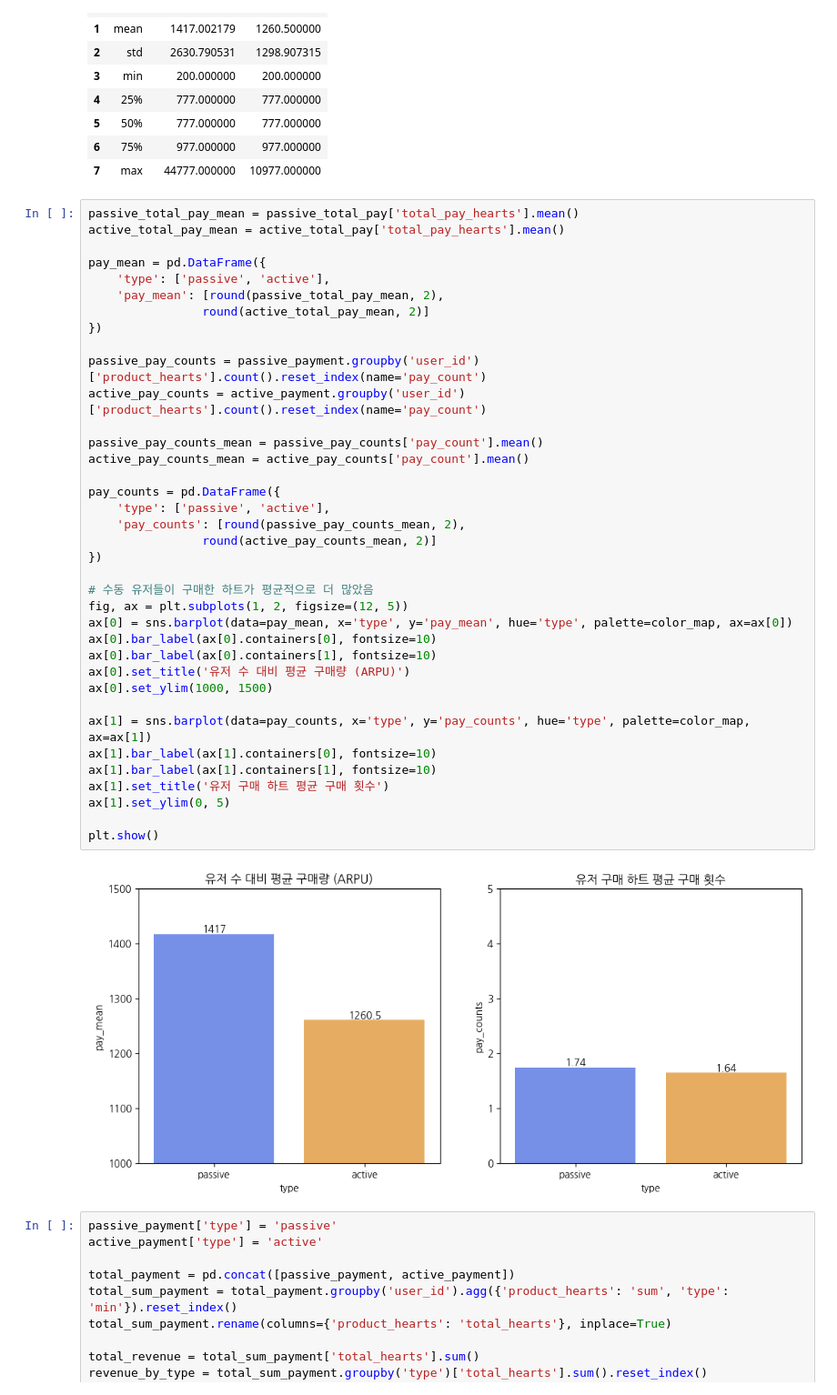
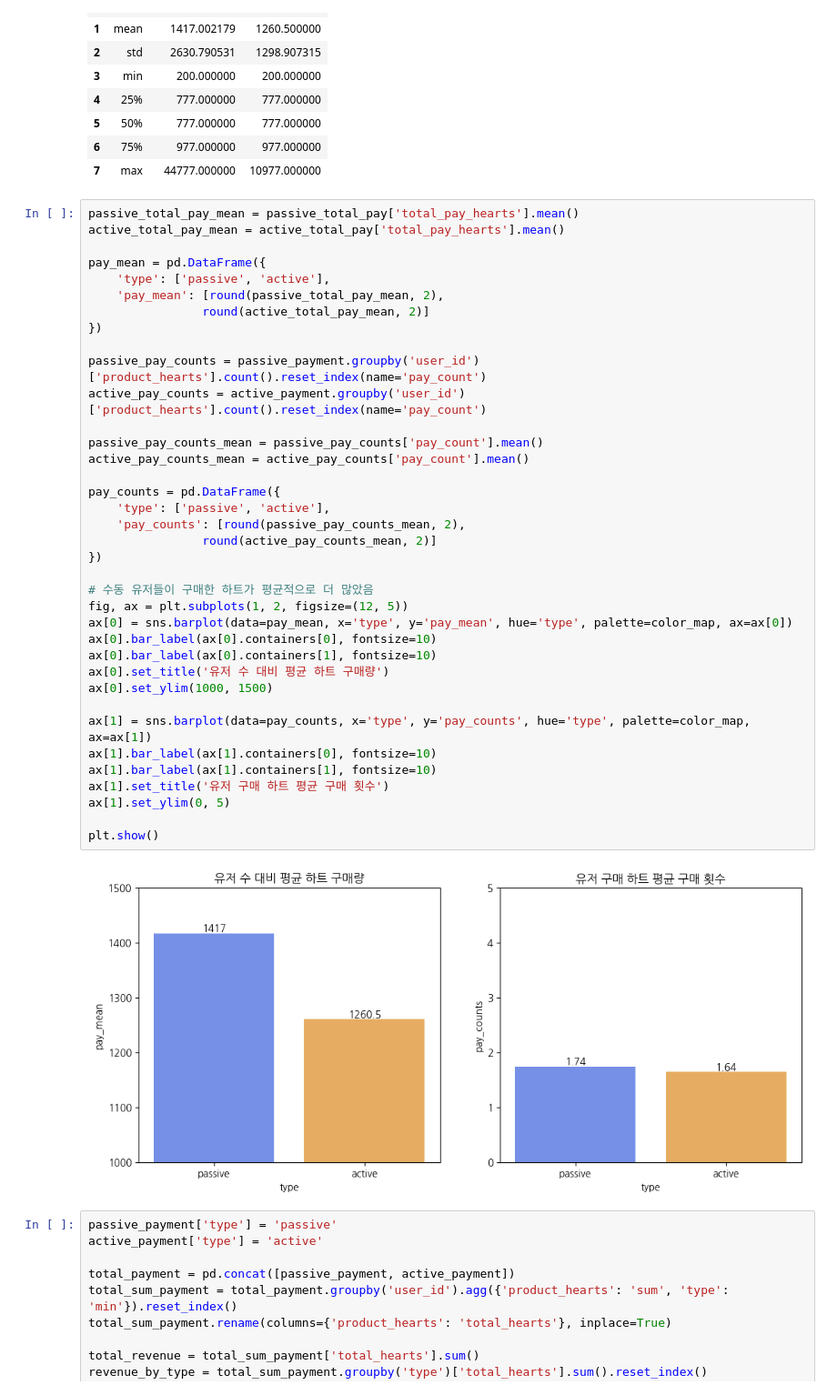
Before and after one commit to EtheriumArchive/Codeit_project, a Jupyter notebook: analysis_eunsu_v2.ipynb, the cells around one changed output. Shown at 91% size. Saved outputs shown, nothing was run; the diff lists cells and outputs as text.

```diff
--- a/analysis_eunsu_v2.ipynb
+++ b/analysis_eunsu_v2.ipynb
@@ -660,35 +660,35 @@ pay_mean = pd.DataFrame({
                 round(active_total_pay_mean, 2)]
 })
 
 passive_pay_counts = passive_payment.groupby('user_id')['product_hearts'].count().reset_index(name='pay_count')
 active_pay_counts = active_payment.groupby('user_id')['product_hearts'].count().reset_index(name='pay_count')
 
 passive_pay_counts_mean = passive_pay_counts['pay_count'].mean()
 active_pay_counts_mean = active_pay_counts['pay_count'].mean()
 
 pay_counts = pd.DataFrame({
     'type': ['passive', 'active'],
     'pay_counts': [round(passive_pay_counts_mean, 2),
                 round(active_pay_counts_mean, 2)]
 })
 
 # 수동 유저들이 구매한 하트가 평균적으로 더 많았음
 fig, ax = plt.subplots(1, 2, figsize=(12, 5))
 ax[0] = sns.barplot(data=pay_mean, x='type', y='pay_mean', hue='type', palette=color_map, ax=ax[0])
 ax[0].bar_label(ax[0].containers[0], fontsize=10)
 ax[0].bar_label(ax[0].containers[1], fontsize=10)
-ax[0].set_title('유저 수 대비 평균 구매량 (ARPU)')
+ax[0].set_title('유저 수 대비 평균 하트 구매량')
 ax[0].set_ylim(1000, 1500)
 
 ax[1] = sns.barplot(data=pay_counts, x='type', y='pay_counts', hue='type', palette=color_map, ax=ax[1])
 ax[1].bar_label(ax[1].containers[0], fontsize=10)
 ax[1].bar_label(ax[1].containers[1], fontsize=10)
 ax[1].set_title('유저 구매 하트 평균 구매 횟수')
 ax[1].set_ylim(0, 5)
 
 plt.show()
 # %% [output]
-[figure, old version]
+[figure, new version]
 # %%
 passive_payment['type'] = 'passive'
 active_payment['type'] = 'active'
```
Also changed, not shown: parts of 9 cells of this notebook.
